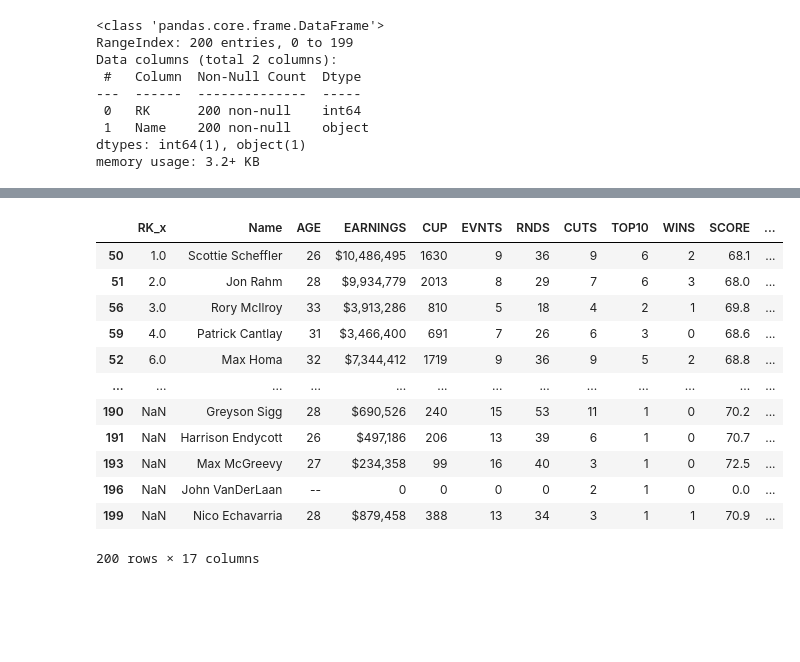
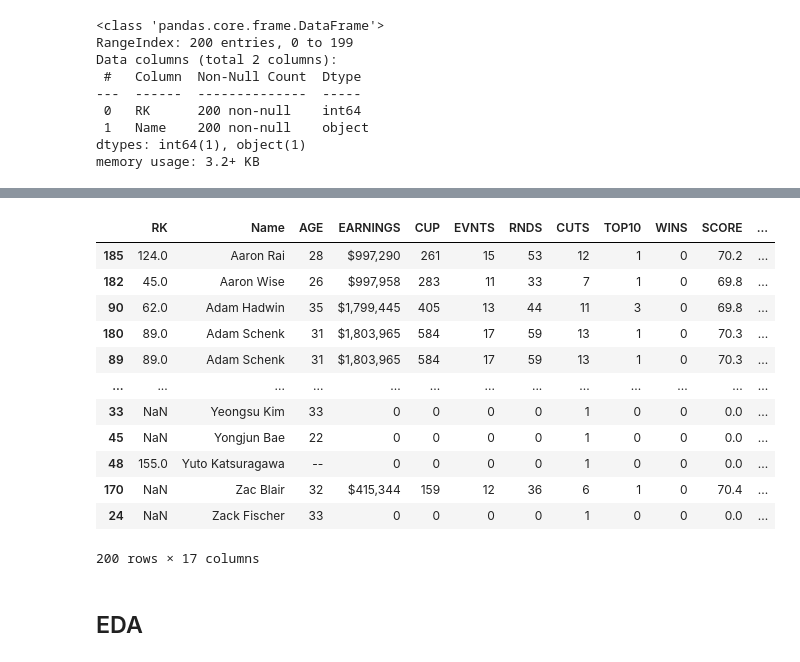
Before and after one commit to bolive2/golfData, a Jupyter notebook: Blog3.ipynb, the cells around one changed output, grey strips where cells are left out. Saved outputs shown, nothing was run; the diff lists cells and outputs as text; code cells hidden in the pictures; blank space fills up the shorter version.

```diff
--- a/Blog3.ipynb
+++ b/Blog3.ipynb
@@ -187,16 +235,18 @@ use.head()
 # %%
-use.sort_values(by=['RK_x'])
+use.sort_values(by=['Name'])
 # %% [output]
-|  | RK_x | Name | AGE | EARNINGS | CUP | EVNTS | RNDS | CUTS | TOP10 | WINS | SCORE | ... |
-| 50 | 1.0 | Scottie Scheffler | 26 | $10,486,495 | 1630 | 9 | 36 | 9 | 6 | 2 | 68.1 | ... |
-| 51 | 2.0 | Jon Rahm | 28 | $9,934,779 | 2013 | 8 | 29 | 7 | 6 | 3 | 68.0 | ... |
-| 56 | 3.0 | Rory McIlroy | 33 | $3,913,286 | 810 | 5 | 18 | 4 | 2 | 1 | 69.8 | ... |
-| 59 | 4.0 | Patrick Cantlay | 31 | $3,466,400 | 691 | 7 | 26 | 6 | 3 | 0 | 68.6 | ... |
-| 52 | 6.0 | Max Homa | 32 | $7,344,412 | 1719 | 9 | 36 | 9 | 5 | 2 | 68.8 | ... |
+|  | RK | Name | AGE | EARNINGS | CUP | EVNTS | RNDS | CUTS | TOP10 | WINS | SCORE | ... |
+| 185 | 124.0 | Aaron Rai | 28 | $997,290 | 261 | 15 | 53 | 12 | 1 | 0 | 70.2 | ... |
+| 182 | 45.0 | Aaron Wise | 26 | $997,958 | 283 | 11 | 33 | 7 | 1 | 0 | 69.8 | ... |
+| 90 | 62.0 | Adam Hadwin | 35 | $1,799,445 | 405 | 13 | 44 | 11 | 3 | 0 | 69.8 | ... |
+| 180 | 89.0 | Adam Schenk | 31 | $1,803,965 | 584 | 17 | 59 | 13 | 1 | 0 | 70.3 | ... |
+| 89 | 89.0 | Adam Schenk | 31 | $1,803,965 | 584 | 17 | 59 | 13 | 1 | 0 | 70.3 | ... |
 | ... | ... | ... | ... | ... | ... | ... | ... | ... | ... | ... | ... | ... |
-| 190 | NaN | Greyson Sigg | 28 | $690,526 | 240 | 15 | 53 | 11 | 1 | 0 | 70.2 | ... |
-| 191 | NaN | Harrison Endycott | 26 | $497,186 | 206 | 13 | 39 | 6 | 1 | 0 | 70.7 | ... |
-| 193 | NaN | Max McGreevy | 27 | $234,358 | 99 | 16 | 40 | 3 | 1 | 0 | 72.5 | ... |
-| 196 | NaN | John VanDerLaan | -- | 0 | 0 | 0 | 0 | 2 | 1 | 0 | 0.0 | ... |
-| 199 | NaN | Nico Echavarria | 28 | $879,458 | 388 | 13 | 34 | 3 | 1 | 1 | 70.9 | ... |
+| 33 | NaN | Yeongsu Kim | 33 | 0 | 0 | 0 | 0 | 1 | 0 | 0 | 0.0 | ... |
+| 45 | NaN | Yongjun Bae | 22 | 0 | 0 | 0 | 0 | 1 | 0 | 0 | 0.0 | ... |
+| 48 | 155.0 | Yuto Katsuragawa | -- | 0 | 0 | 0 | 0 | 1 | 0 | 0 | 0.0 | ... |
+| 170 | NaN | Zac Blair | 32 | $415,344 | 159 | 12 | 36 | 6 | 1 | 0 | 70.4 | ... |
+| 24 | NaN | Zack Fischer | 33 | 0 | 0 | 0 | 0 | 1 | 0 | 0 | 0.0 | ... |
 200 rows × 17 columns
+# %% [markdown]
+## EDA
```
Also changed, not shown: parts of 27 cells of this notebook.
